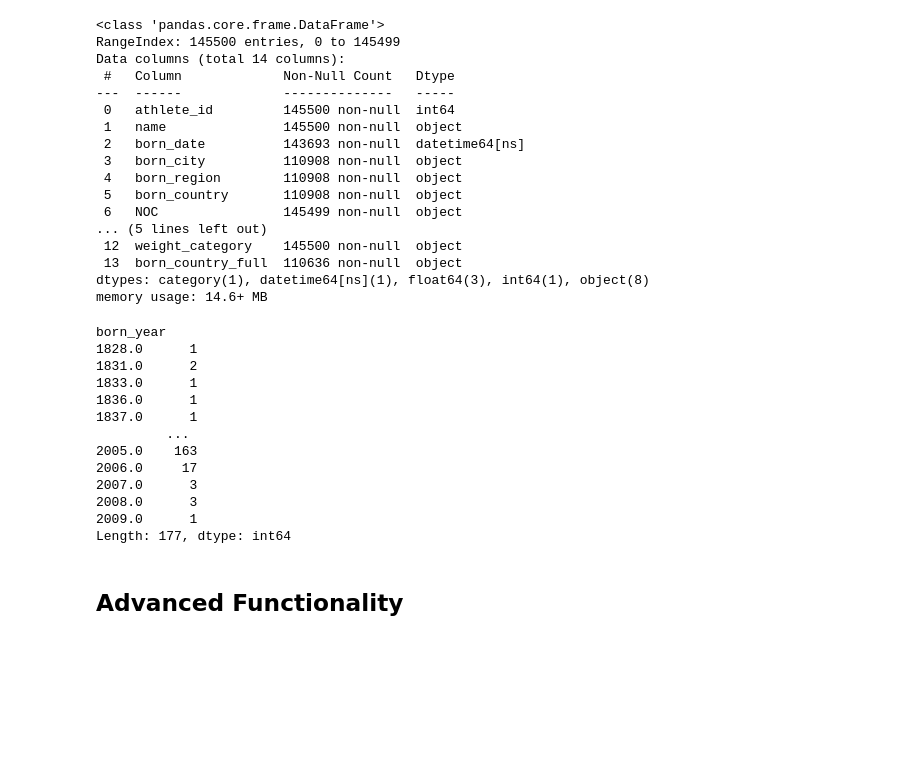
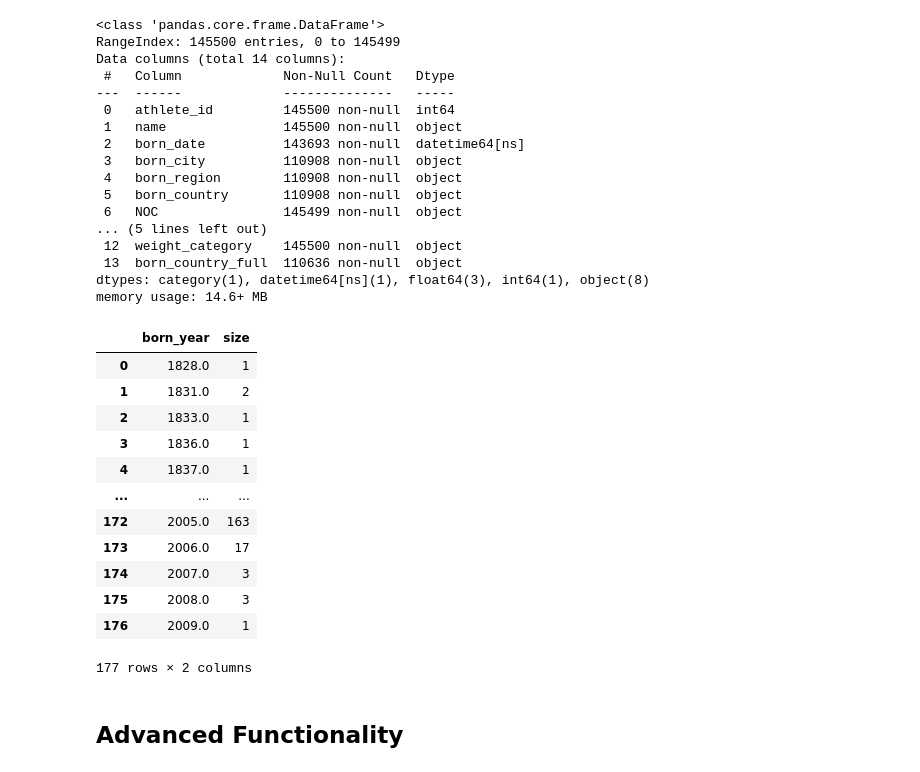
Before and after one commit to mbarbag/pandas-comprehensive-tutorial, a Jupyter notebook: pandas_comprehensive_tutorial.ipynb, the cells around one changed output. Drawn from its saved outputs; the diff is of its cells as text; code cells hidden in the pictures; blank space fills up the shorter version.

Commit message:
as_index=False in groupby

```diff
--- a/pandas_comprehensive_tutorial.ipynb
+++ b/pandas_comprehensive_tutorial.ipynb
@@ -794,21 +792,21 @@ memory usage: 14.6+ MB
 # %%
 # Count athletes born in each year
 # This shows the temporal distribution of birth years in the dataset
-bios_new.groupby(['born_year']).size()
+bios_new.groupby(['born_year'], as_index=False).size()
 # %% [output]
+|  | born_year | size |
+| 0 | 1828.0 | 1 |
+| 1 | 1831.0 | 2 |
+| 2 | 1833.0 | 1 |
+| 3 | 1836.0 | 1 |
+| 4 | 1837.0 | 1 |
+| ... | ... | ... |
+| 172 | 2005.0 | 163 |
+| 173 | 2006.0 | 17 |
+| 174 | 2007.0 | 3 |
+| 175 | 2008.0 | 3 |
+| 176 | 2009.0 | 1 |
-born_year
-1828.0      1
-1831.0      2
-1833.0      1
-1836.0      1
-1837.0      1
-         ...
-2005.0    163
-2006.0     17
-2007.0      3
-2008.0      3
-2009.0      1
-Length: 177, dtype: int64
+177 rows × 2 columns
 # %% [markdown]
 ## Advanced Functionality
 # %%
```
Also changed, not shown: parts of 2 cells of this notebook.
